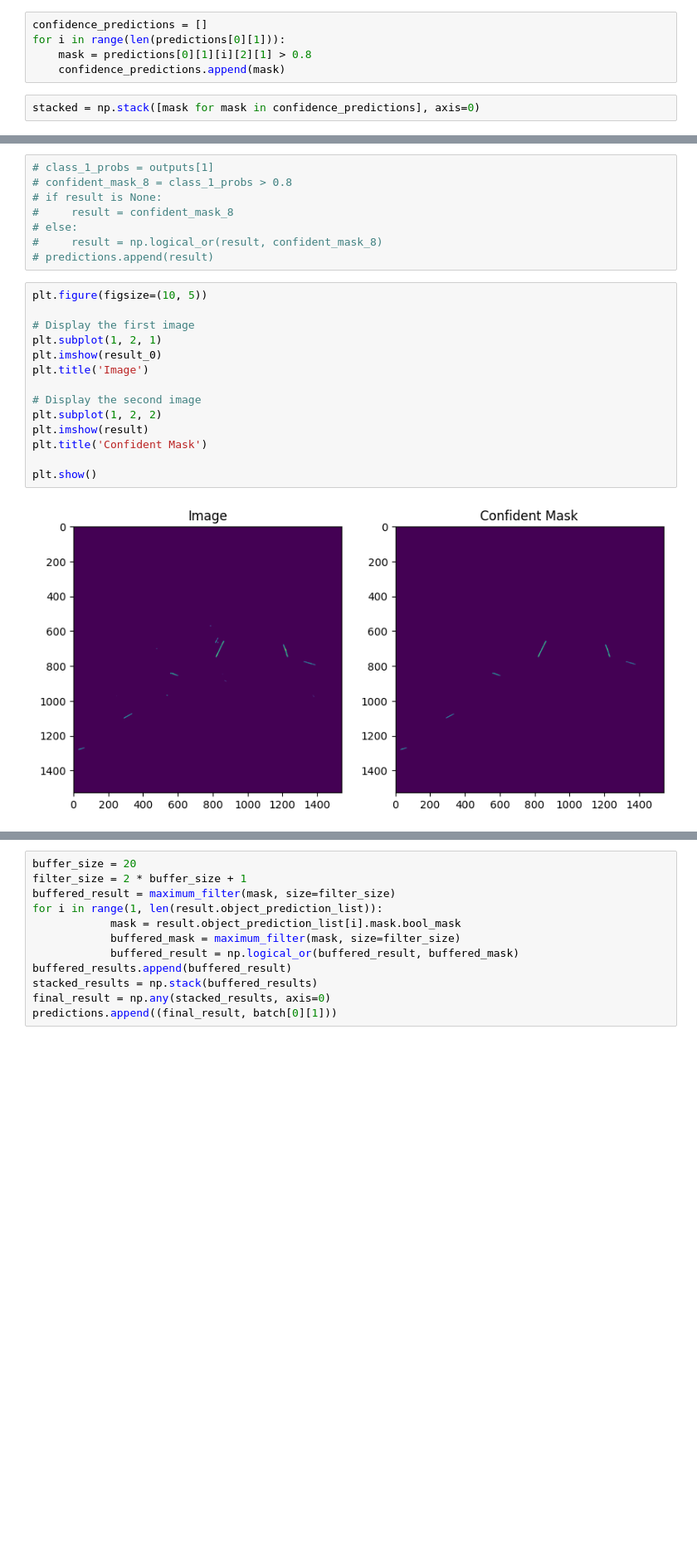
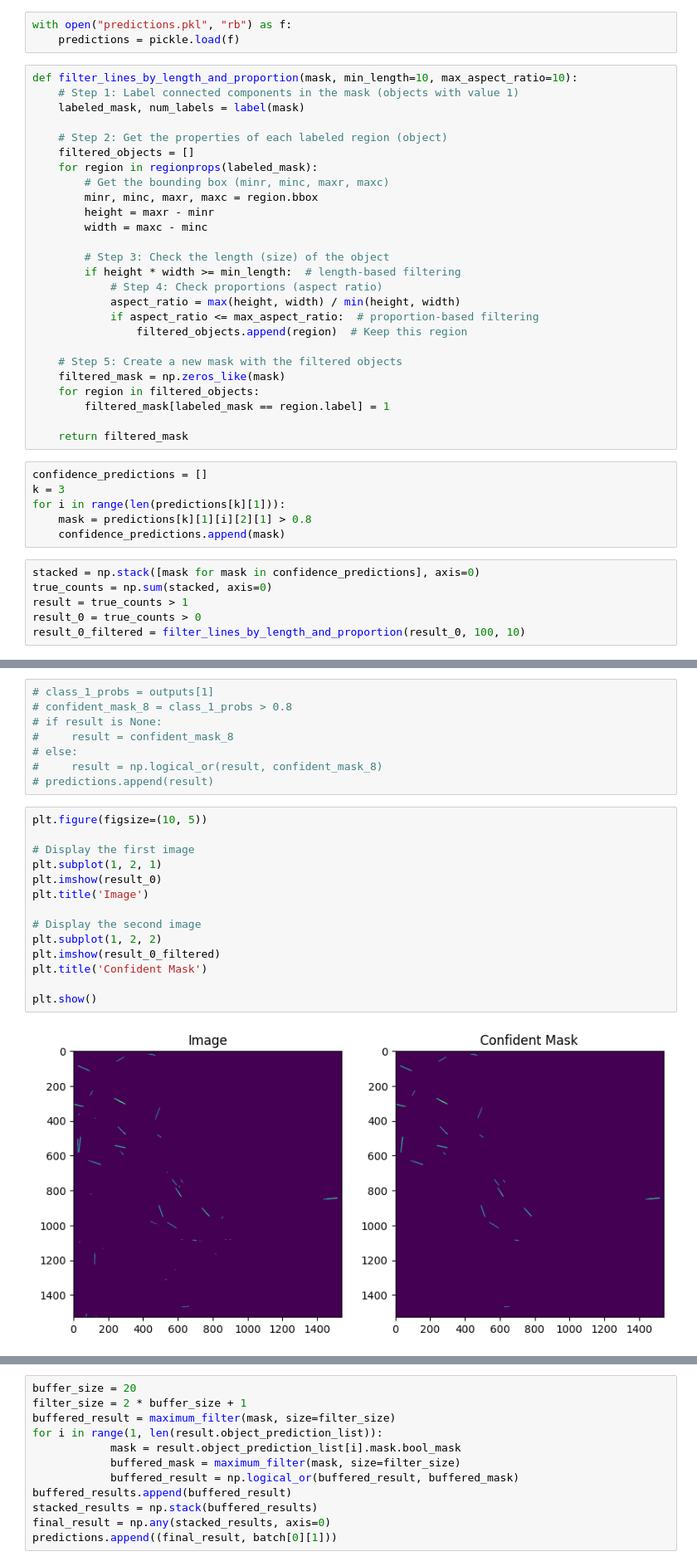
Before and after one commit to Pavel418/runaway-satellite-detection, a Jupyter notebook: predicting_tests.ipynb, the cells around one changed output, grey strips where cells are left out. Shown at 83% size. Drawn from its saved outputs; the diff is of its cells as text; blank space fills up the shorter version.

```diff
--- a/predicting_tests.ipynb
+++ b/predicting_tests.ipynb
@@ -94,7 +66,41 @@ TensorBase([[7.3058e-04, 4.5784e-04, 1.1633e-04,  ..., 6.9462e-04, 1.4346e-02, 2
+# %%
+with open("predictions.pkl", "rb") as f:
+    predictions = pickle.load(f)
+# %%
+def filter_lines_by_length_and_proportion(mask, min_length=10, max_aspect_ratio=10):
+    # Step 1: Label connected components in the mask (objects with value 1)
+    labeled_mask, num_labels = label(mask)
+
+    # Step 2: Get the properties of each labeled region (object)
+    filtered_objects = []
+    for region in regionprops(labeled_mask):
+        # Get the bounding box (minr, minc, maxr, maxc)
+        minr, minc, maxr, maxc = region.bbox
+        height = maxr - minr
+        width = maxc - minc
+
+        # Step 3: Check the length (size) of the object
+        if height * width >= min_length:  # length-based filtering
+            # Step 4: Check proportions (aspect ratio)
+            aspect_ratio = max(height, width) / min(height, width)
+            if aspect_ratio <= max_aspect_ratio:  # proportion-based filtering
+                filtered_objects.append(region)  # Keep this region
+
+    # Step 5: Create a new mask with the filtered objects
+    filtered_mask = np.zeros_like(mask)
+    for region in filtered_objects:
+        filtered_mask[labeled_mask == region.label] = 1
+
+    return filtered_mask
 # %%
 confidence_predictions = []
-for i in range(len(predictions[0][1])):
-    mask = predictions[0][1][i][2][1] > 0.8
+k = 3
+for i in range(len(predictions[k][1])):
+    mask = predictions[k][1][i][2][1] > 0.8
     confidence_predictions.append(mask)
 # %%
 stacked = np.stack([mask for mask in confidence_predictions], axis=0)
+true_counts = np.sum(stacked, axis=0)
+result = true_counts > 1
+result_0 = true_counts > 0
+result_0_filtered = filter_lines_by_length_and_proportion(result_0, 100, 10)
@@ -114,16 +115,16 @@ result_0 = true_counts > 0
 # %%
 plt.figure(figsize=(10, 5))
 
 # Display the first image
 plt.subplot(1, 2, 1)
 plt.imshow(result_0)
 plt.title('Image')
 
 # Display the second image
 plt.subplot(1, 2, 2)
-plt.imshow(result)
+plt.imshow(result_0_filtered)
 plt.title('Confident Mask')
 
 plt.show()
 # %% [output]
-[figure, old version]
+[figure, new version]
```
Also changed, not shown: parts of 7 cells of this notebook, 1 other file.
